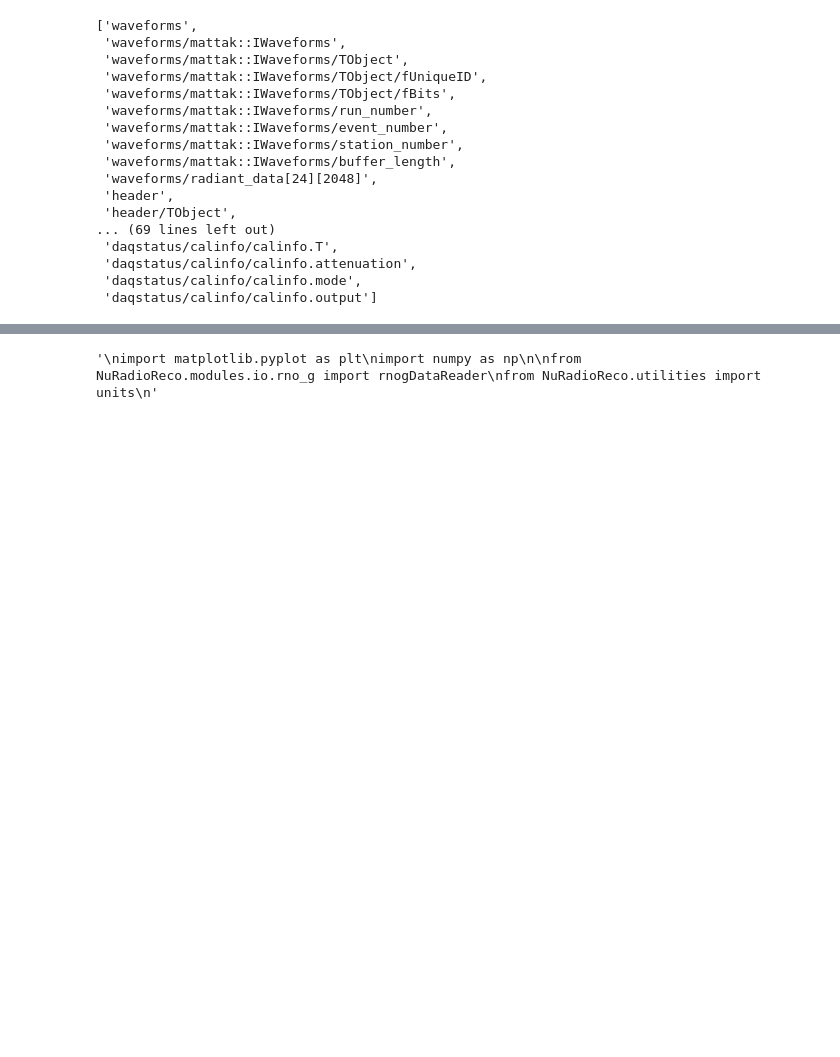
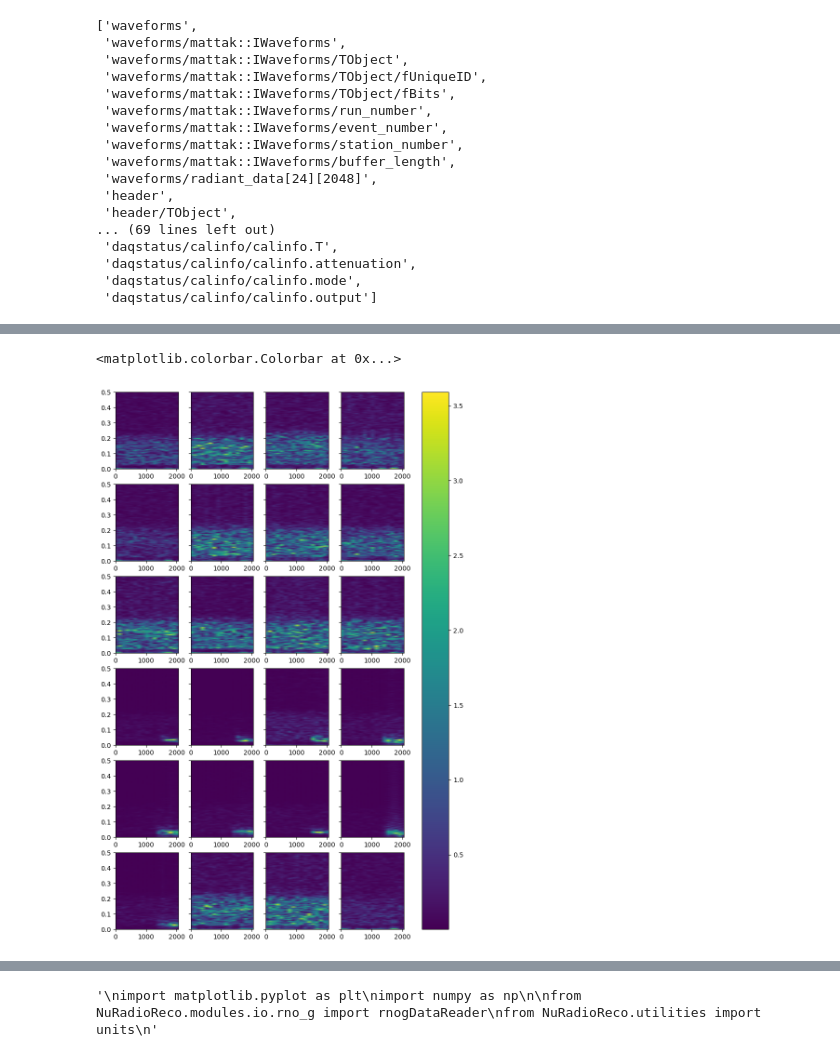
Before and after one commit to OliverSchlemper/Flights, a Jupyter notebook: combined_test.ipynb, the cells around one changed output, grey strips where cells are left out. Drawn from its saved outputs; the diff is of its cells as text; code cells hidden in the pictures; blank space fills up the shorter version.

Commit message:
tried to get a shared colorbar, dont know if it worked

```diff
--- a/combined_test.ipynb
+++ b/combined_test.ipynb
@@ -71 +66,15 @@ X, Y = np.meshgrid(x, x)
+# %%
+fig, ax = plt.subplots(6, 4, figsize = (10, 15), sharey = True)
+counter = 0
+for i in range(6):
+    for j in range(4):
+        f, t, Zxx = stft(radiant_data[mask, :, :][5, counter, :])
+        im = ax[i, j].pcolormesh(t, f, np.abs(Zxx), shading='gouraud')
+        counter += 1
+
+
+fig.colorbar(im, ax=ax.ravel().tolist())
+# %% [output]
+<matplotlib.colorbar.Colorbar at 0x...>
+[figure, added]
 # %%
```
Also changed, not shown: parts of 3 cells of this notebook.
